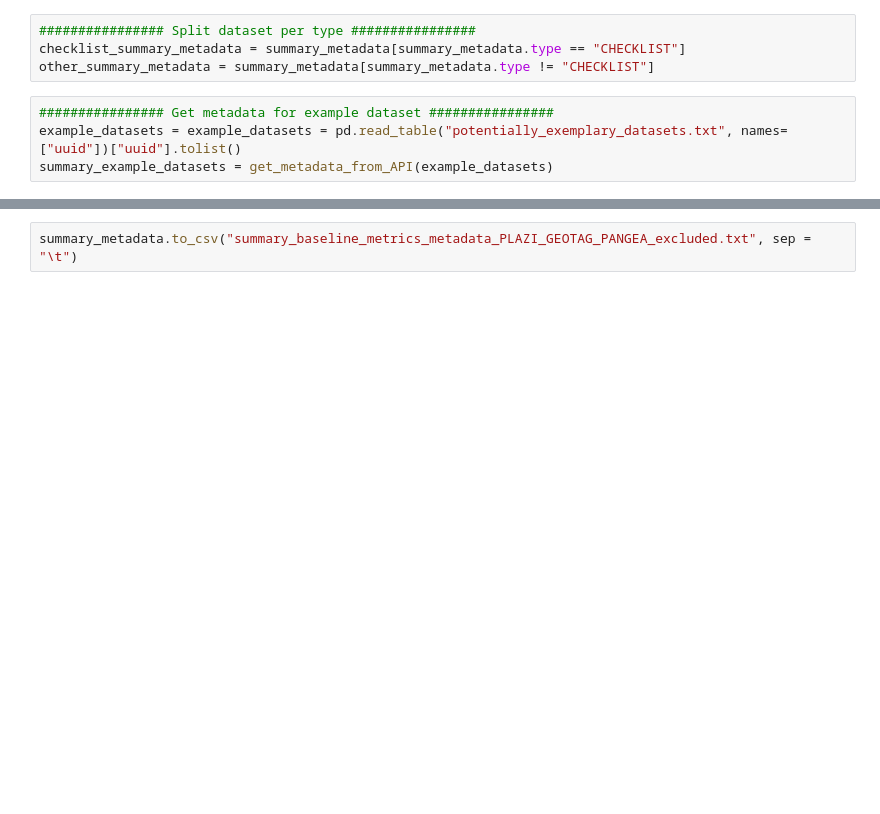
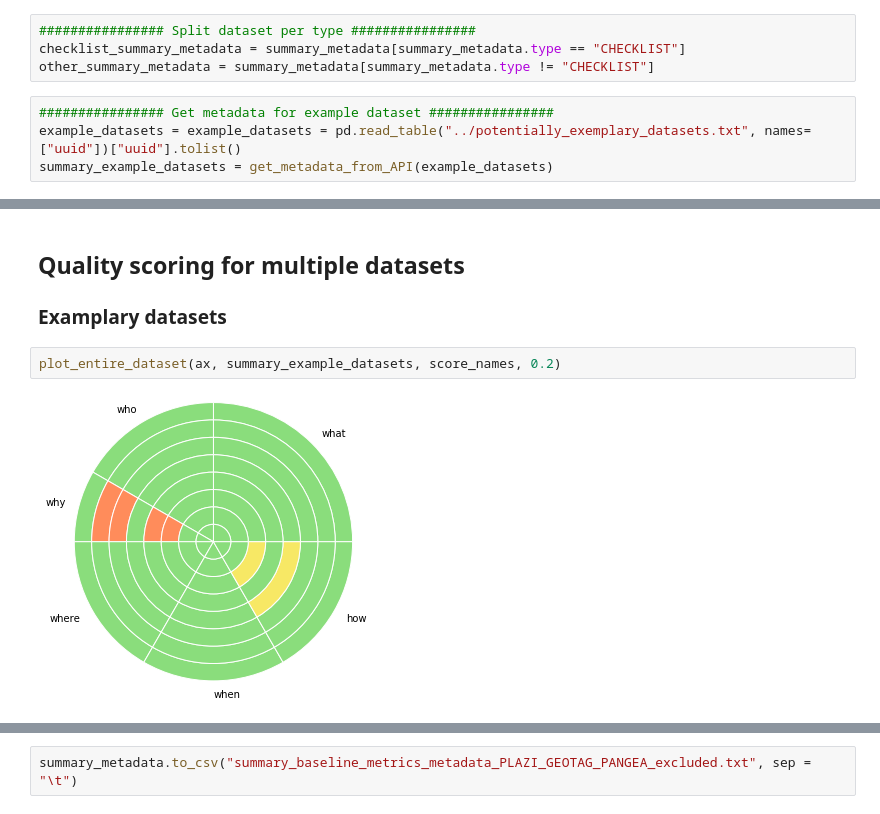
Before and after one commit to gbif/data-products, a Jupyter notebook: metadata/baseline_metrics_metadata_all_dataset_NO_plazi_geotag_pangea.ipynb, the cells around one changed output, grey strips where cells are left out. Cells and saved outputs as stored; diff of their text form; blank space fills up the shorter version.

```diff
--- a/metadata/baseline_metrics_metadata_all_dataset_NO_plazi_geotag_pangea.ipynb
+++ b/metadata/baseline_metrics_metadata_all_dataset_NO_plazi_geotag_pangea.ipynb
@@ -20,5 +20,5 @@ checklist_summary_metadata = summary_metadata[summary_metadata.type == "CHECKLIS
 other_summary_metadata = summary_metadata[summary_metadata.type != "CHECKLIST"]
 # %%
 ################ Get metadata for example dataset ################
-example_datasets = example_datasets = pd.read_table("potentially_exemplary_datasets.txt", names=["uuid"])["uuid"].tolist()
+example_datasets = example_datasets = pd.read_table("../potentially_exemplary_datasets.txt", names=["uuid"])["uuid"].tolist()
 summary_example_datasets = get_metadata_from_API(example_datasets)
@@ -111,0 +104,8 @@ plot_general_scores(checklist_summary_metadata, score_names_checklist, scores)
+# %% [markdown]
+## Quality scoring for multiple datasets
+
+### Examplary datasets
+# %%
+plot_entire_dataset(ax, summary_example_datasets, score_names, 0.2)
+# %% [output]
+[figure, added]
```
Also changed, not shown: parts of 17 cells of this notebook, 1 other file.
